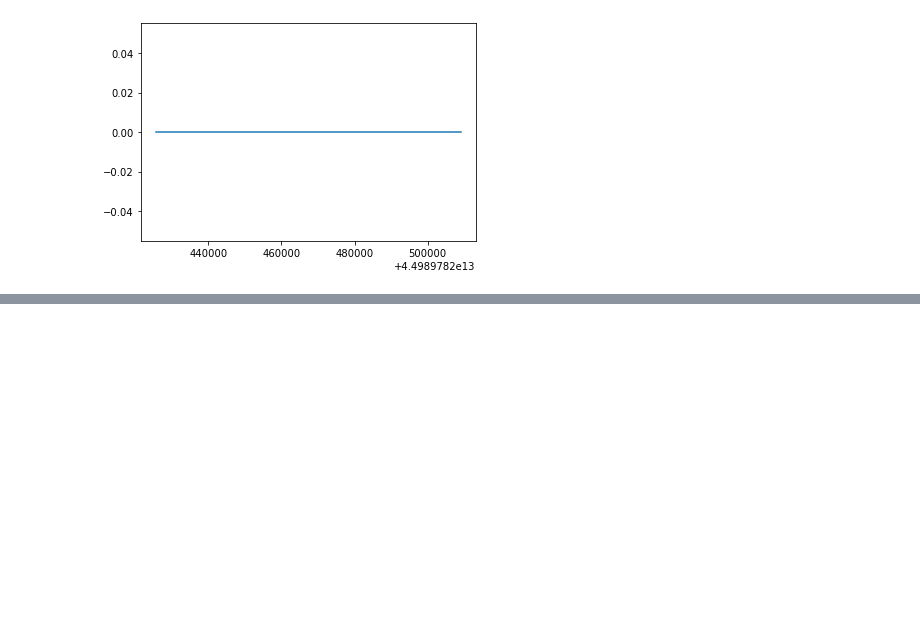
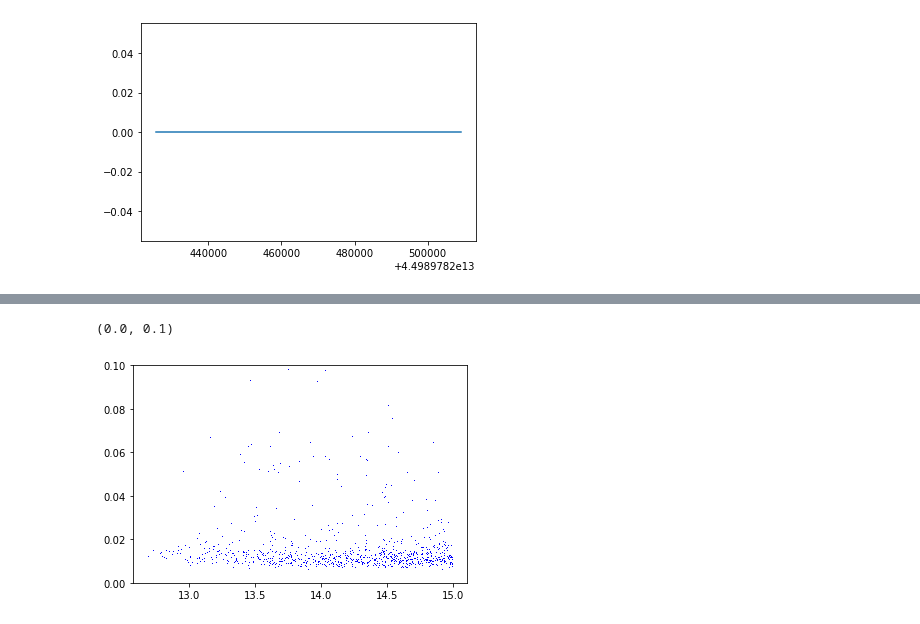
Before and after one commit to tomr-stargazer/Variability_Project_2020, a Jupyter notebook: wuvars/analysis/prototypes/Testing a Stack Overflow recommended answer re pandas, multiple fns and multiple columns.ipynb, the cells around one changed output, grey strips where cells are left out. Drawn from its saved outputs; the diff is of its cells as text; code cells hidden in the pictures; blank space fills up the shorter version.

```diff
--- a/wuvars/analysis/prototypes/Testing a Stack Overflow recommended answer re pandas, multiple fns and multiple columns.ipynb
+++ b/wuvars/analysis/prototypes/Testing a Stack Overflow recommended answer re pandas, multiple fns and multiple columns.ipynb
@@ -367,0 +386,7 @@ plt.plot(df_multi_groupby_inclusive['count']['N_J'] - df_multi_groupby_inclusive
+# %%
+import time
+start = time.time()
+ds_new = spreadsheet_maker(df)
+end = time.time()
+elapsed_time = end - start
+print(f"Elapsed time: {elapsed_time:.1f} s")
@@ -367,0 +412,8 @@ plt.plot(df_multi_groupby_inclusive['count']['N_J'] - df_multi_groupby_inclusive
+# %%
+good_j = ds_new[ds_new['count']['N_J_good'] > 50]
+# %%
+plt.plot(good_j['median']['JAPERMAG3'], good_j['std']['JAPERMAG3'], 'b,')
+plt.ylim(0,0.1)
+# %% [output]
+(0.0, 0.1)
+[figure, added]
```
Also changed, not shown: parts of 4 cells of this notebook, 1 other file.
